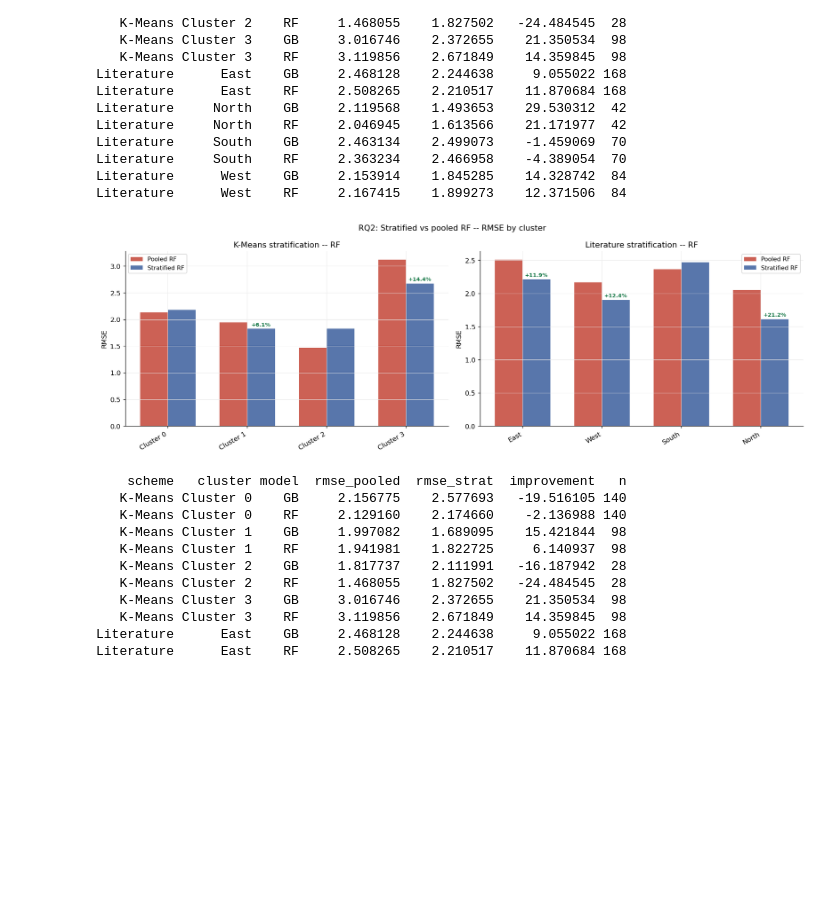
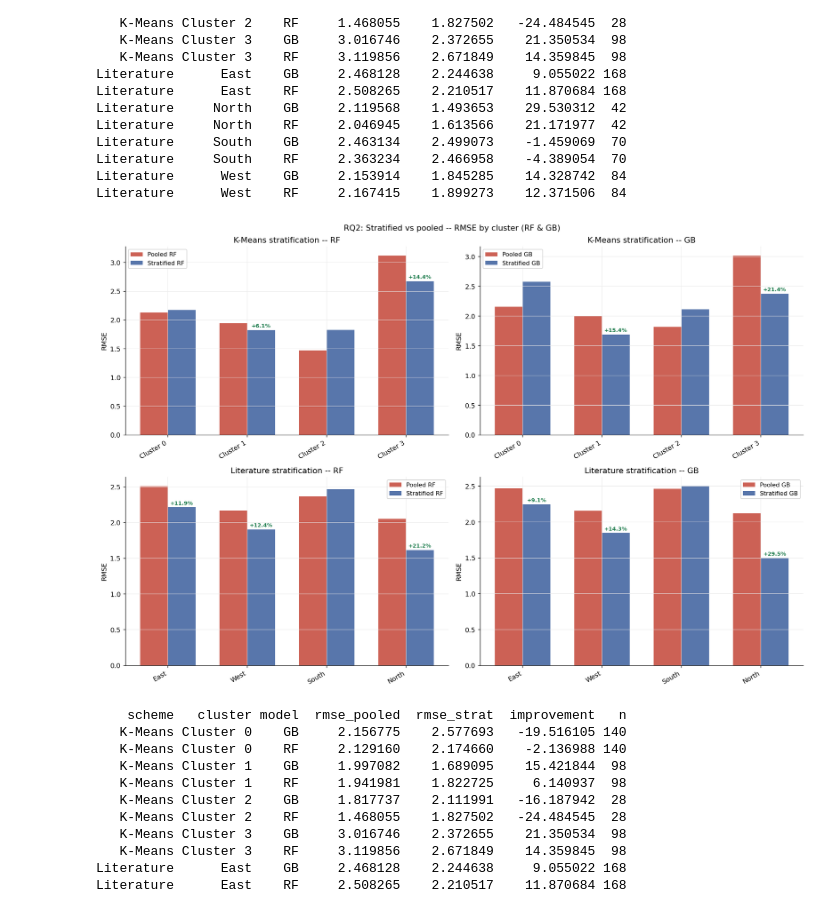
Before and after one commit to deercarla/european-house-market-forecasting, a Jupyter notebook: s5-metrics/metrics.ipynb, the cells around one changed output. Cells and saved outputs as stored; diff of their text form; code cells hidden in the pictures; blank space fills up the shorter version.

```diff
--- a/s5-metrics/metrics.ipynb
+++ b/s5-metrics/metrics.ipynb
@@ -274,40 +274,46 @@ Literature      West    RF     2.167415    1.899273    12.371506  84
 # %%
 # ── RQ2 visualisation ────────────────────────────────────────────────────────
 if len(comp_df) > 0:
-    fig, axes = plt.subplots(1, 2, figsize=(15, 5))
+    fig, axes = plt.subplots(2, 2, figsize=(15, 10))
+    axes = axes.flatten()
 
-    for ax, scheme in zip(axes, ['K-Means','Literature']):
-        sub = comp_df[(comp_df['scheme']==scheme) & (comp_df['model']=='RF')]
-        if len(sub) == 0:
-            sub = comp_df[comp_df['scheme']==scheme]
-        if len(sub) == 0:
-            ax.set_title(f'{scheme} -- no data')
-            continue
+    ax_idx = 0
+    for scheme in ['K-Means','Literature']:
+        for model in ['RF','GB']:
+            ax = axes[ax_idx]
+            sub = comp_df[(comp_df['scheme']==scheme) & (comp_df['model']==model)]
+            if len(sub) == 0:
+                ax.set_title(f'{scheme} -- {model} -- no data')
+                ax_idx += 1
+                continue
 
-        x  = np.arange(len(sub))
-        w  = 0.35
-        b1 = ax.bar(x - w/2, sub['rmse_pooled'], w, color=RED,   label='Pooled RF',     alpha=0.8)
-        b2 = ax.bar(x + w/2, sub['rmse_strat'],  w, color=ACCENT,label='Stratified RF', alpha=0.8)
+            x  = np.arange(len(sub))
+            w  = 0.35
+            b1 = ax.bar(x - w/2, sub['rmse_pooled'], w, color=RED,   label=f'Pooled {model}',     alpha=0.8)
+            b2 = ax.bar(x + w/2, sub['rmse_strat'],  w, color=ACCENT,label=f'Stratified {model}', alpha=0.8)
 
-        ax.set_xticks(x)
-        ax.set_xticklabels(sub['cluster'], rotation=30, ha='right')
-        ax.set_ylabel('RMSE')
-        ax.set_title(f'{scheme} stratification -- RF')
-        ax.legend(fontsize=9)
 
-        # Mark improvements
-        for i, (_, row) in enumerate(sub.iterrows()):
-            if row['improvement'] > 0:
-                ax.annotate(f"+{row['improvement']:.1f}%",
-                            xy=(i+w/2, row['rmse_strat']),
-                            xytext=(0,4), textcoords='offset points',
-                            ha='center', fontsize=8, color=GREEN, fontweight='bold')
+            ax.set_xticks(x)
+            ax.set_xticklabels(sub['cluster'], rotation=30, ha='right')
+            ax.set_ylabel('RMSE')
+            ax.set_title(f'{scheme} stratification -- {model}')
+            ax.legend(fontsize=9)
 
-    plt.suptitle('RQ2: Stratified vs pooled RF -- RMSE by cluster', fontsize=12)
+            # Mark improvements
+            for i, (_, row_data) in enumerate(sub.iterrows()):
+                if row_data['improvement'] > 0:
+                    ax.annotate(f"+{row_data['improvement']:.1f}%",
+                                xy=(i+w/2, row_data['rmse_strat']),
+                                xytext=(0,4), textcoords='offset points',
+                                ha='center', fontsize=8, color=GREEN, fontweight='bold')
+
+            ax_idx += 1
+
+    plt.suptitle('RQ2: Stratified vs pooled -- RMSE by cluster (RF & GB)', fontsize=12)
     plt.tight_layout()
     plt.show()
 # %% [output]
-[figure, old version]
+[figure, new version]
 # %%
 print(comp_df[['scheme','cluster','model','rmse_pooled','rmse_strat','improvement','n']]
       .sort_values(['scheme','cluster','model'])
```
